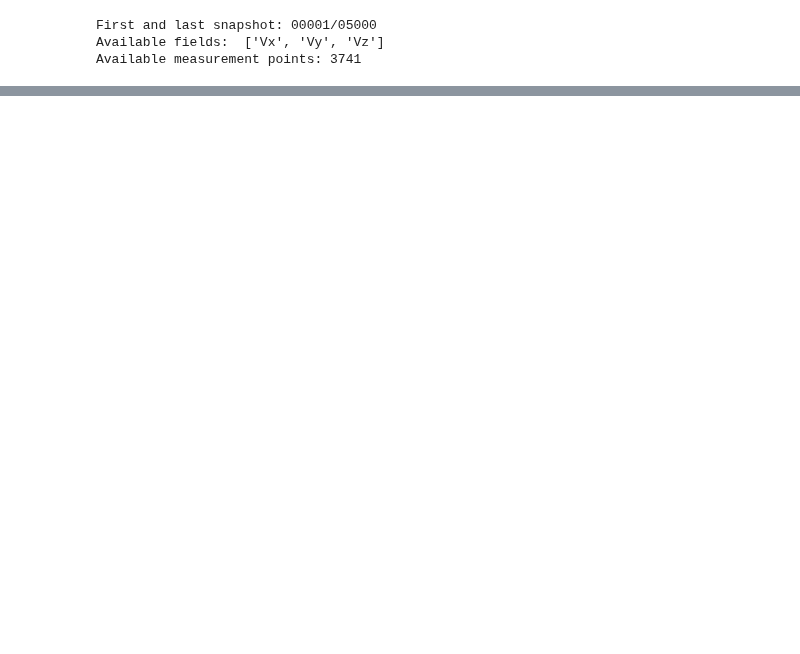
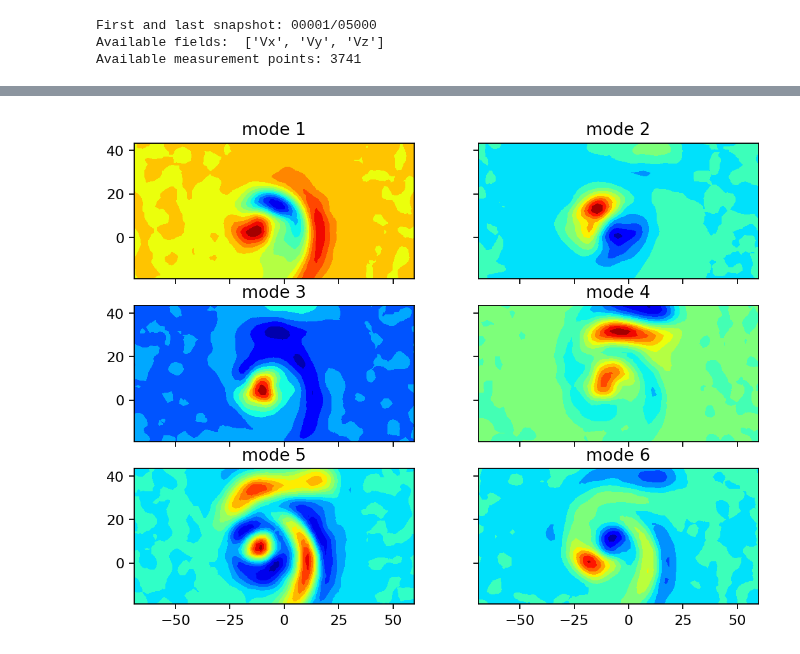
Before and after one commit to FlowModelingControl/flowtorch, a Jupyter notebook: docs/source/notebooks/piv_analysis.ipynb, the cells around one changed output, grey strips where cells are left out. Cells and saved outputs as stored; diff of their text form; code cells hidden in the pictures; blank space fills up the shorter version.

```diff
--- a/docs/source/notebooks/piv_analysis.ipynb
+++ b/docs/source/notebooks/piv_analysis.ipynb
@@ -109,0 +138,3 @@ tensor([1, 3, 5, 2, 4, 6])
+# %%
+mask = mask_box(vertices, lower=[-70.0, -20.0], upper=[60.0, 45.0])
+print(f"Selected vertices: {mask.sum().item()}/{mask.shape[0]}")
@@ -109,0 +156,7 @@ tensor([1, 3, 5, 2, 4, 6])
+# %%
+# allocate reduced data matrix matrix, apply the mask to the original data, and subtract the mean
+selected_points = mask.sum().item()
+Vz_masked = pt.zeros((selected_points, Vz.shape[1]), dtype=pt.float32)
+for i in range(Vz.shape[1]):
+    Vz_masked[:, i] = pt.masked_select(Vz[:, i], mask)
+Vz_masked -= Vz_masked.mean(dim=1).unsqueeze(-1)
@@ -109,0 +165,4 @@ tensor([1, 3, 5, 2, 4, 6])
+# %%
+# we set the rank to to the number of available snapshots to avoid any truncation
+svd = SVD(Vz_masked, 5000)
+print(svd)
@@ -109,0 +197,15 @@ tensor([1, 3, 5, 2, 4, 6])
+# %%
+fig, axarr = plt.subplots(3, 2, figsize=(8, 6), sharex=True, sharey=True)
+x = pt.masked_select(vertices[:, 0], mask)
+y = pt.masked_select(vertices[:, 1], mask)
+count = 0
+for row in range(3):
+    for col in range(2):
+        axarr[row, col].tricontourf(x, y, svd.U[:, count], levels=14, cmap="jet")
+        axarr[row, col].set_aspect("equal", 'box')
+        # add 1 for the POD mode number since we subtracted the mean
+        axarr[row, col].set_title(f"mode {count + 1}")
+        count += 1
+plt.show()
+# %% [output]
+[figure, added]
```
Also changed, not shown: parts of 25 cells of this notebook.
